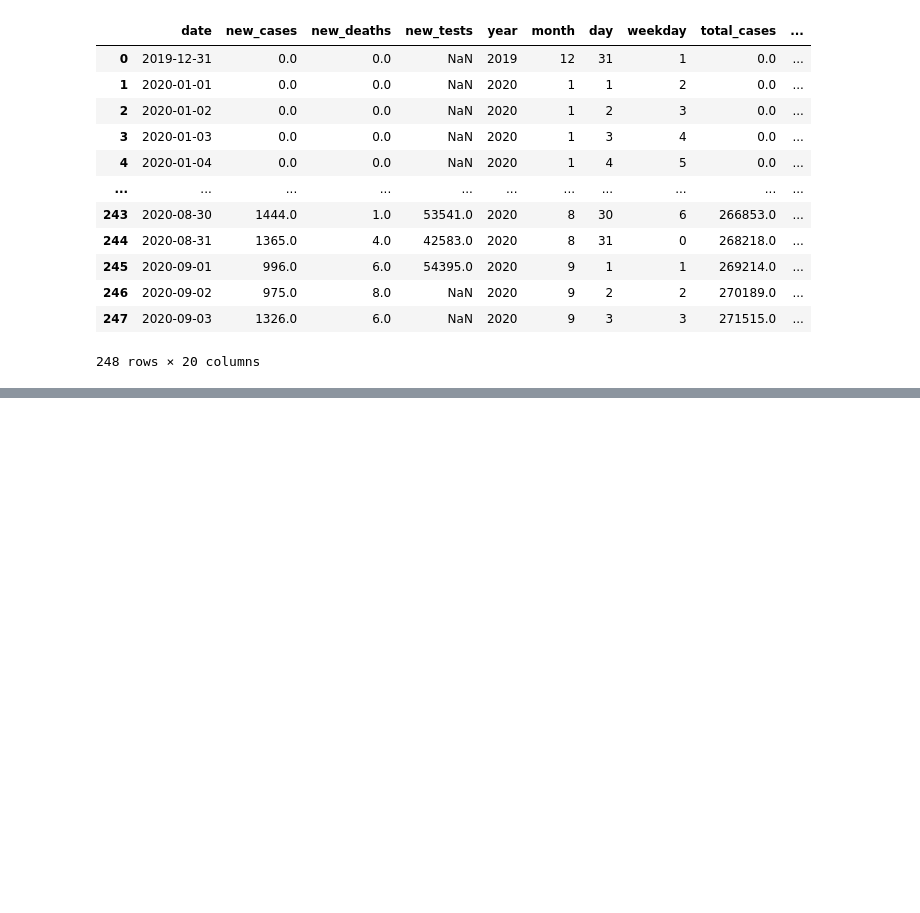
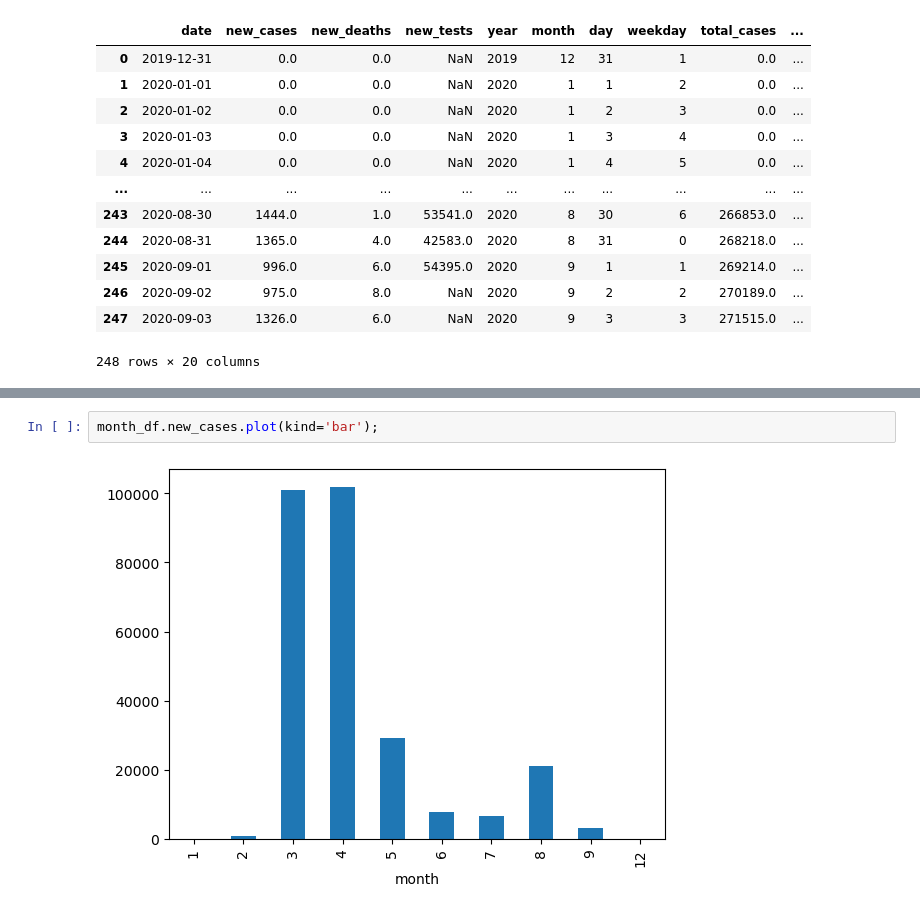
Before and after one commit to Sejan157218/Data_Analysis_with_Python, a Jupyter notebook: python-pandas-data-analysis/python-pandas-data-analysis.ipynb, the cells around one changed output, grey strips where cells are left out. Drawn from its saved outputs; the diff is of its cells as text; blank space fills up the shorter version.

```diff
--- a/python-pandas-data-analysis/python-pandas-data-analysis.ipynb
+++ b/python-pandas-data-analysis/python-pandas-data-analysis.ipynb
@@ -506,0 +561,4 @@ merged_df
+# %%
+month_df.new_cases.plot(kind='bar');
+# %% [output]
+[figure, added]
```
Also changed, not shown: parts of 6 cells of this notebook.
